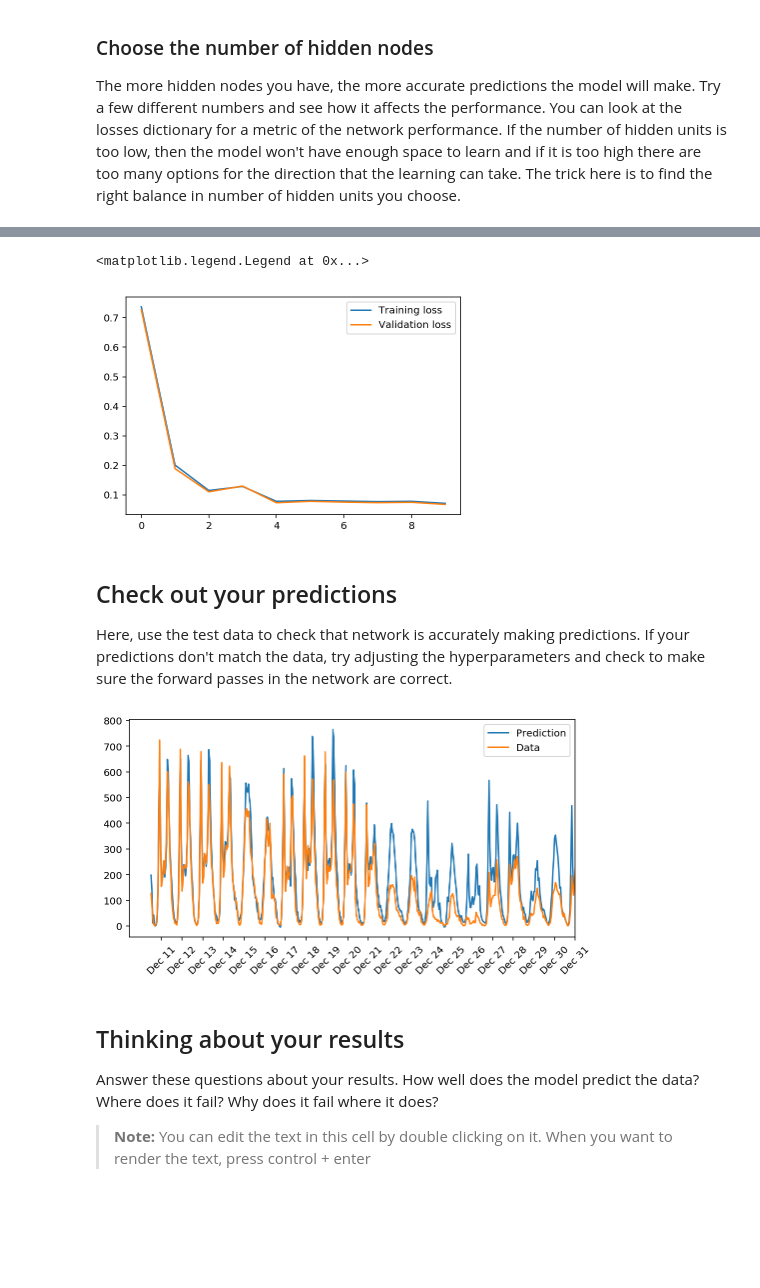
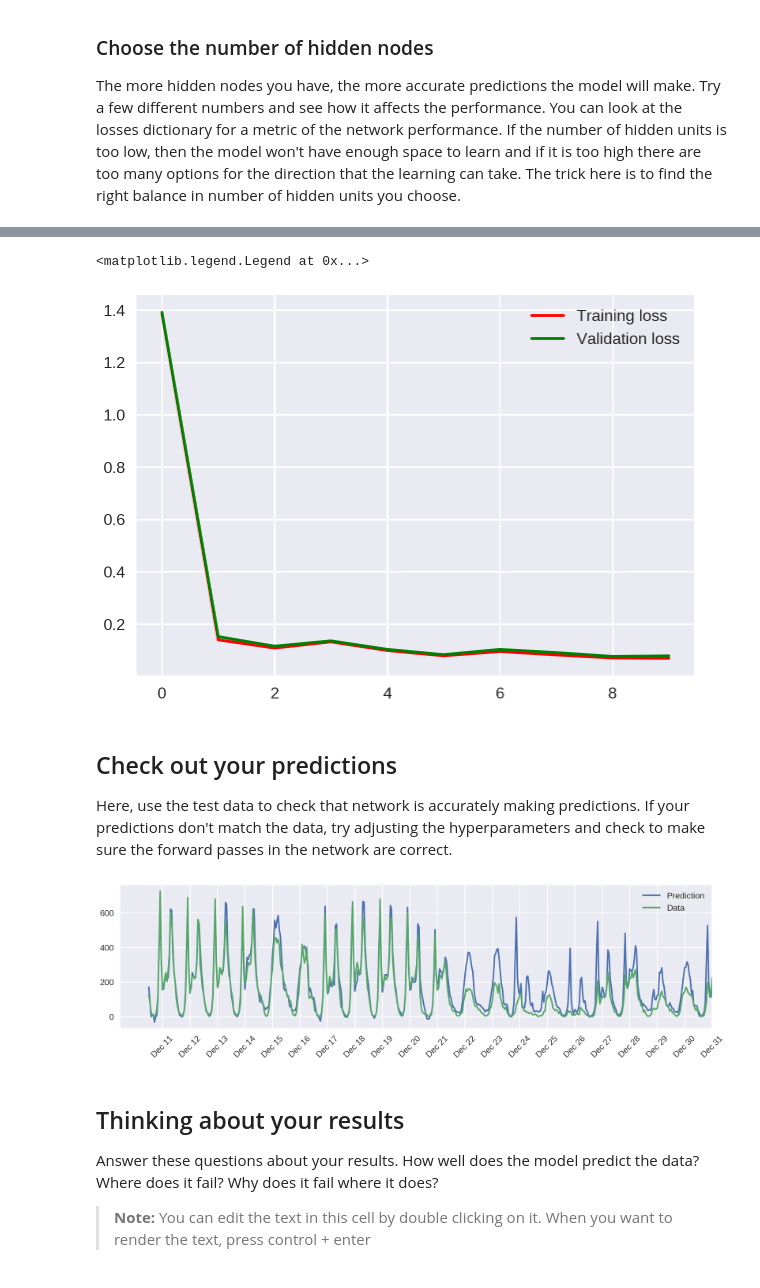
Before and after one commit to noushadkhan01/Deep-Learning-Projects, a Jupyter notebook: project1/neural-network.ipynb, the cells around one changed output, grey strips where cells are left out. Cells and saved outputs as stored; diff of their text form; code cells hidden in the pictures; blank space fills up the shorter version.

```diff
--- a/project1/neural-network.ipynb
+++ b/project1/neural-network.ipynb
@@ -227,11 +240,11 @@ class NeuralNetwork:
         #### Implement the forward pass here ####
         ### Forward pass ###
         # TODO: Hidden layer
-        hidden_inputs = np.dot(self.weights_input_to_hidden, inputs)
+        hidden_inputs = self.weights_input_to_hidden @ inputs
         hidden_outputs = self.activation_function(hidden_inputs)
 
         # TODO: Output layer
-        final_inputs = np.dot(self.weights_hidden_to_output, hidden_outputs)
+        final_inputs = self.weights_hidden_to_output @ hidden_outputs
         final_outputs = final_inputs
 
         #### Implement the backward pass here ####
@@ -242,10 +255,10 @@ class NeuralNetwork:
 
         # TODO: Backpropagated error
         hidden_errors = output_errors * self.weights_hidden_to_output * 1.0 # errors propagated to the hidden layer
-        hidden_grad = np.dot(hidden_errors.T * hidden_outputs * (1 - hidden_outputs), inputs.T) # hidden layer gradients
+        hidden_grad = hidden_errors.T * hidden_outputs * (1 - hidden_outputs) @ inputs.T # hidden layer gradients
 
         # TODO: Update the weights
-        grad_out = np.dot(hidden_outputs, output_errors * 1.0)
+        grad_out = hidden_outputs @ output_errors * 1.0
         self.weights_hidden_to_output += self.learning_rate * grad_out.T / inputs.shape[1] # update hidden-to-output weights with gradient descent step
         self.weights_input_to_hidden += self.learning_rate * hidden_grad / inputs.shape[1] # update input-to-hidden weights with gradient descent step
 
@@ -255,11 +268,11 @@ class NeuralNetwork:
 
         #### Implement the forward pass here ####
         # TODO: Hidden layer
-        hidden_inputs = np.dot(self.weights_input_to_hidden, inputs) # signals into hidden layer
+        hidden_inputs = self.weights_input_to_hidden @ inputs # signals into hidden layer
         hidden_outputs = self.activation_function(hidden_inputs) # signals from hidden layer
 
         # TODO: Output layer
-        final_inputs = np.dot(self.weights_hidden_to_output, hidden_outputs) # signals into final output layer
+        final_inputs = self.weights_hidden_to_output @ hidden_outputs # signals into final output layer
         final_outputs = final_inputs # signals from final output layer
 
         return final_outputs
@@ -289,21 +302,21 @@ learning_rate = 0.1
 hidden_nodes = 10
 output_nodes = 1
 
-N_i = train_features.shape[1]
+N_i = X_train.shape[1]
 network = NeuralNetwork(N_i, hidden_nodes, output_nodes, learning_rate)
 
 losses = {'train':[], 'validation':[]}
 for e in range(epochs):
     # Go through a random batch of 128 records from the training data set
-    batch = np.random.choice(train_features.index, size=128)
-    for record, target in zip(train_features.ix[batch].values,
-                              train_targets.ix[batch]['cnt']):
+    batch = np.random.choice(X_train.index, size=128)
+    for record, target in zip(X_train.loc[batch].values,
+                              y_train.loc[batch]['cnt']):
         network.train(record, target)
 
     if e%(epochs/10) == 0:
         # Calculate losses for the training and test sets
-        train_loss = MSE(network.run(train_features), train_targets['cnt'].values)
-        val_loss = MSE(network.run(val_features), val_targets['cnt'].values)
+        train_loss = MSE(network.run(X_train), y_train['cnt'].values)
+        val_loss = MSE(network.run(X_test), y_test['cnt'].values)
         losses['train'].append(train_loss)
         losses['validation'].append(val_loss)
 
@@ -334,30 +349,33 @@ Validation loss: 0.0676
+# %%
+sns.set_context('poster')
 # %%
-plt.plot(losses['train'], label='Training loss')
-plt.plot(losses['validation'], label='Validation loss')
+plt.figure(figsize = (10, 7))
+plt.plot(losses['train'], label='Training loss', c = 'r')
+plt.plot(losses['validation'], label='Validation loss', c = 'g')
 plt.legend()
 # %% [output]
 <matplotlib.legend.Legend at 0x...>
-[figure, old version]
+[figure, new version]
 # %% [markdown]
 ## Check out your predictions
 
 Here, use the test data to check that network is accurately making predictions. If your predictions don't match the data, try adjusting the hyperparameters and check to make sure the forward passes in the network are correct.
 # %%
-fig, ax = plt.subplots(figsize=(8,4))
+fig, ax = plt.subplots(figsize=(20, 5))
 
 mean, std = scaled_features['cnt']
 predictions = network.run(test_features)*std + mean
 ax.plot(predictions[0], label='Prediction')
 ax.plot((test_targets['cnt']*std + mean).values, label='Data')
 ax.set_xlim(right=len(predictions))
 ax.legend()
 
-dates = pd.to_datetime(rides.ix[test_data.index]['dteday'])
+dates = pd.to_datetime(rides.loc[test_data.index]['dteday'])
 dates = dates.apply(lambda d: d.strftime('%b %d'))
 ax.set_xticks(np.arange(len(dates))[12::24])
 _ = ax.set_xticklabels(dates[12::24], rotation=45)
 # %% [output]
-[figure, old version]
+[figure, new version]
 # %% [markdown]
 ## Thinking about your results
 
```
Also changed, not shown: parts of 10 cells of this notebook.
